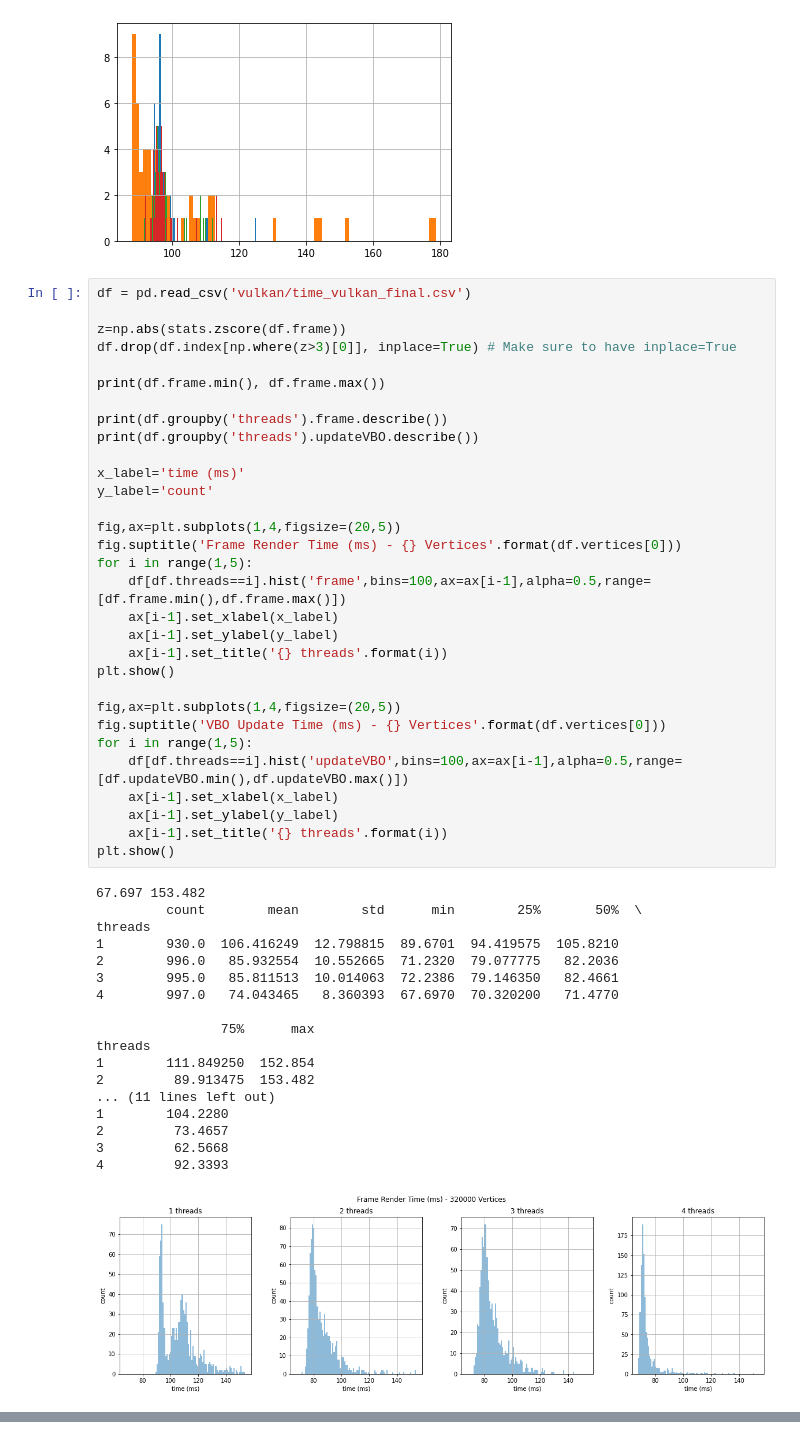
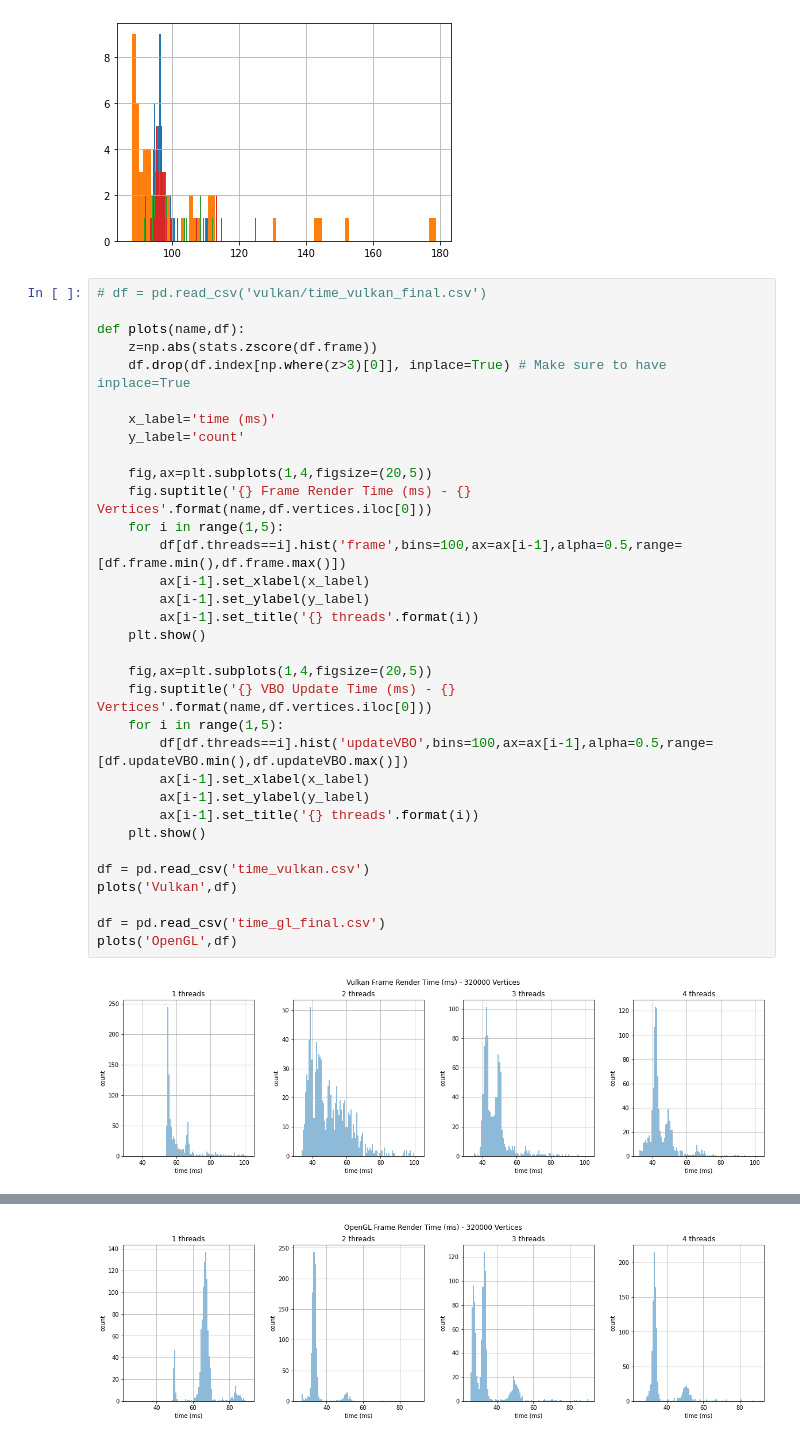
Before and after one commit to eimearc/vulkan, a Jupyter notebook: Benchmark.ipynb, the cells around one changed output, grey strips where cells are left out. Cells and saved outputs as stored; diff of their text form.

```diff
--- a/Benchmark.ipynb
+++ b/Benchmark.ipynb
@@ -52,52 +52,37 @@ threads
 Name: frame, dtype: object
 [figure]
 # %%
-df = pd.read_csv('vulkan/time_vulkan_final.csv')
+# df = pd.read_csv('vulkan/time_vulkan_final.csv')
 
-z=np.abs(stats.zscore(df.frame))
-df.drop(df.index[np.where(z>3)[0]], inplace=True) # Make sure to have inplace=True
+def plots(name,df):
+    z=np.abs(stats.zscore(df.frame))
+    df.drop(df.index[np.where(z>3)[0]], inplace=True) # Make sure to have inplace=True
 
-print(df.frame.min(), df.frame.max())
+    x_label='time (ms)'
+    y_label='count'
 
-print(df.groupby('threads').frame.describe())
-print(df.groupby('threads').updateVBO.describe())
+    fig,ax=plt.subplots(1,4,figsize=(20,5))
+    fig.suptitle('{} Frame Render Time (ms) - {} Vertices'.format(name,df.vertices.iloc[0]))
+    for i in range(1,5):
+        df[df.threads==i].hist('frame',bins=100,ax=ax[i-1],alpha=0.5,range=[df.frame.min(),df.frame.max()])
+        ax[i-1].set_xlabel(x_label)
+        ax[i-1].set_ylabel(y_label)
+        ax[i-1].set_title('{} threads'.format(i))
+    plt.show()
 
-x_label='time (ms)'
-y_label='count'
+    fig,ax=plt.subplots(1,4,figsize=(20,5))
+    fig.suptitle('{} VBO Update Time (ms) - {} Vertices'.format(name,df.vertices.iloc[0]))
+    for i in range(1,5):
+        df[df.threads==i].hist('updateVBO',bins=100,ax=ax[i-1],alpha=0.5,range=[df.updateVBO.min(),df.updateVBO.max()])
+        ax[i-1].set_xlabel(x_label)
+        ax[i-1].set_ylabel(y_label)
+        ax[i-1].set_title('{} threads'.format(i))
+    plt.show()
 
-fig,ax=plt.subplots(1,4,figsize=(20,5))
-fig.suptitle('Frame Render Time (ms) - {} Vertices'.format(df.vertices[0]))
-for i in range(1,5):
-    df[df.threads==i].hist('frame',bins=100,ax=ax[i-1],alpha=0.5,range=[df.frame.min(),df.frame.max()])
-    ax[i-1].set_xlabel(x_label)
-    ax[i-1].set_ylabel(y_label)
-    ax[i-1].set_title('{} threads'.format(i))
-plt.show()
+df = pd.read_csv('time_vulkan.csv')
+plots('Vulkan',df)
 
-fig,ax=plt.subplots(1,4,figsize=(20,5))
-fig.suptitle('VBO Update Time (ms) - {} Vertices'.format(df.vertices[0]))
-for i in range(1,5):
-    df[df.threads==i].hist('updateVBO',bins=100,ax=ax[i-1],alpha=0.5,range=[df.updateVBO.min(),df.updateVBO.max()])
-    ax[i-1].set_xlabel(x_label)
-    ax[i-1].set_ylabel(y_label)
-    ax[i-1].set_title('{} threads'.format(i))
-plt.show()
+df = pd.read_csv('time_gl_final.csv')
+plots('OpenGL',df)
 # %% [output]
-67.697 153.482
-         count        mean        std      min        25%       50%  \
-threads
-1        930.0  106.416249  12.798815  89.6701  94.419575  105.8210
-2        996.0   85.932554  10.552665  71.2320  79.077775   82.2036
-3        995.0   85.811513  10.014063  72.2386  79.146350   82.4661
-4        997.0   74.043465   8.360393  67.6970  70.320200   71.4770
-
-                75%      max
-threads
-1        111.849250  152.854
-2         89.913475  153.482
-... (11 lines left out)
-1        104.2280
-2         73.4657
-3         62.5668
-4         92.3393
-[figure, old version]
+[figure, new version]
@@ -104,0 +90 @@ threads
+[figure, added]
```
Also changed, not shown: parts of 1 cell of this notebook, 8 other files.
